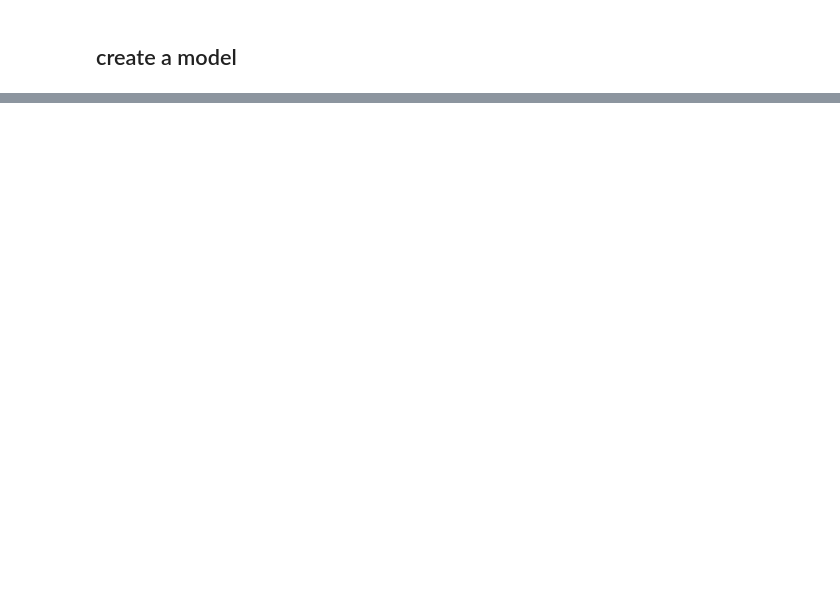
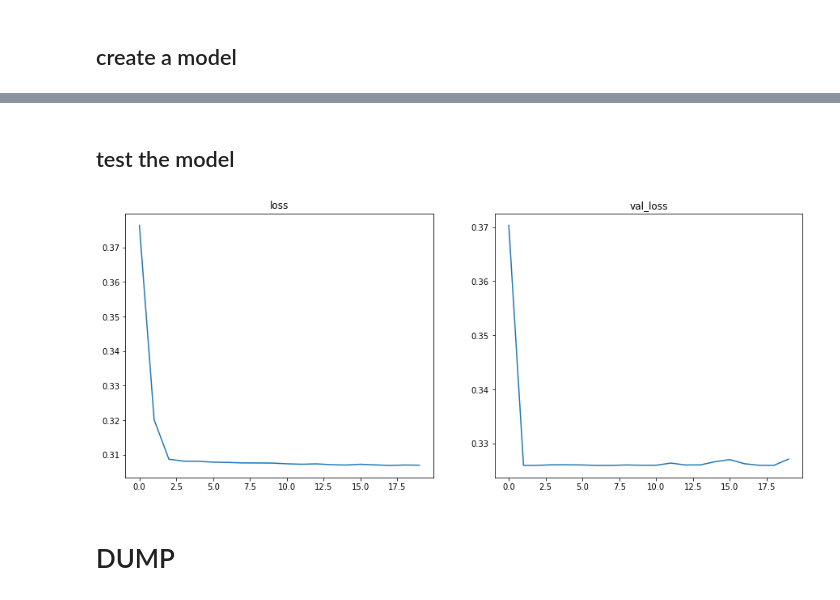
Before and after one commit to tjohanne42/time-series-project-simplon, a Jupyter notebook: dev_files/time_series_collab_notebook_arthur.ipynb, the cells around one changed output, grey strips where cells are left out. Drawn from its saved outputs; the diff is of its cells as text; code cells hidden in the pictures; blank space fills up the shorter version.

```diff
--- a/dev_files/time_series_collab_notebook_arthur.ipynb
+++ b/dev_files/time_series_collab_notebook_arthur.ipynb
@@ -182,0 +308,7 @@ model.compile(
+# %%
+# load model
+model_dir_path = Path.cwd() / "saved_models"
+loaded_model = keras.models.load_model(model_dir_path / "my_model")
+
+# load fit history
+fit_history = joblib.load(model_dir_path / "my_model" / "fit_history.pkl")
@@ -182,0 +563,22 @@ model.compile(
+# %% [markdown]
+## test the model
+# %%
+# load model
+path_models = Path.cwd() / "drive" / "MyDrive" / "time_series_models"
+model_name = "model_3"
+loaded_model = keras.models.load_model(path_models / model_name)
+
+# load fit history
+fit_history = joblib.load(path_models / model_name / "fit_history.pkl")
+# %%
+# show loss and val_loss
+fig, axes = plt.subplots(1, 2, figsize=(15,6))
+axes[0].plot(range(len(fit_history["loss"])), fit_history["loss"])
+axes[0].set_title("loss")
+axes[1].plot(range(len(fit_history["val_loss"])), fit_history["val_loss"])
+axes[1].set_title("val_loss")
+plt.show()
+# %% [output]
+[figure, added]
+# %% [markdown]
+# DUMP
```
Also changed, not shown: parts of 47 cells of this notebook.
